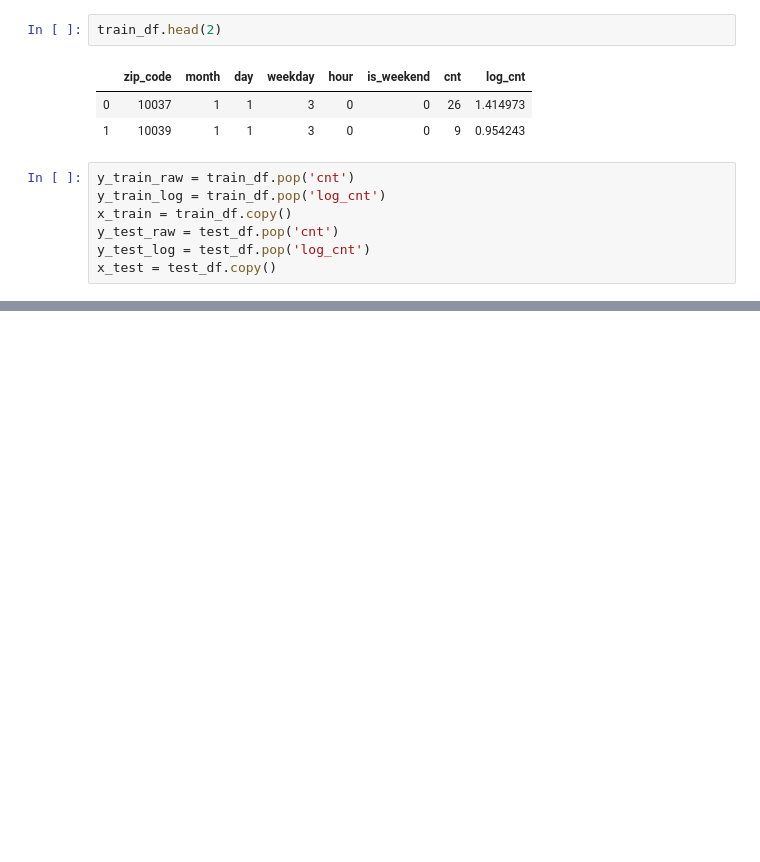
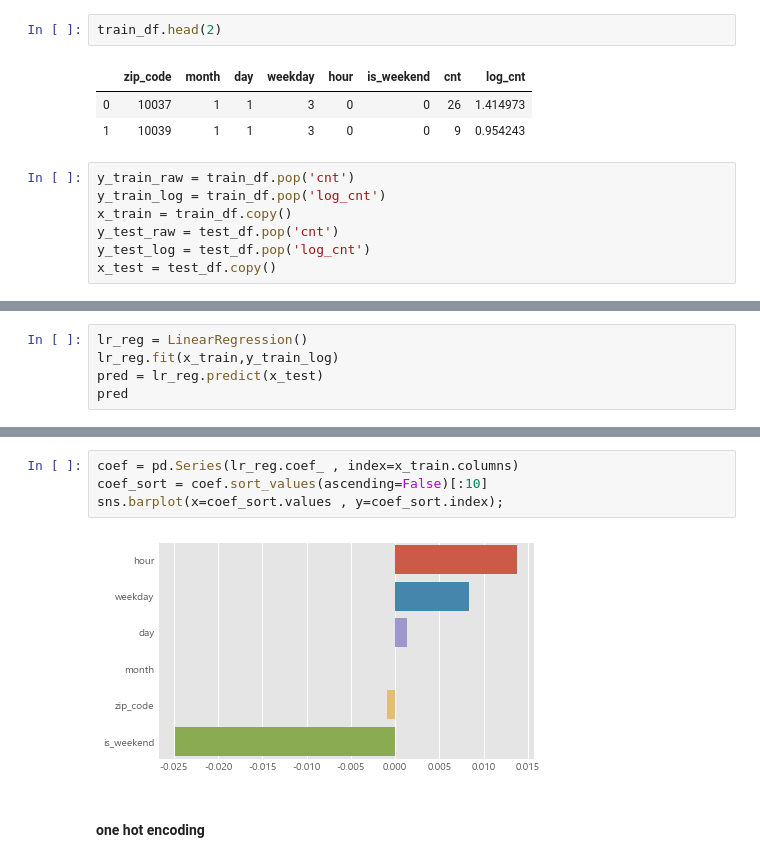
Before and after one commit to jeonprize/New_york_demand_forecasting, a Jupyter notebook: 베이스라인 모델.ipynb, the cells around one changed output, grey strips where cells are left out. Drawn from its saved outputs; the diff is of its cells as text; blank space fills up the shorter version.

```diff
--- a/베이스라인 모델.ipynb
+++ b/베이스라인 모델.ipynb
@@ -195,0 +199,5 @@ x_test = test_df.copy()
+# %%
+lr_reg = LinearRegression()
+lr_reg.fit(x_train,y_train_log)
+pred = lr_reg.predict(x_test)
+pred
@@ -195,0 +229,8 @@ x_test = test_df.copy()
+# %%
+coef = pd.Series(lr_reg.coef_ , index=x_train.columns)
+coef_sort = coef.sort_values(ascending=False)[:10]
+sns.barplot(x=coef_sort.values , y=coef_sort.index);
+# %% [output]
+[figure, added]
+# %% [markdown]
+#### one hot encoding
```
Also changed, not shown: parts of 12 cells of this notebook.
